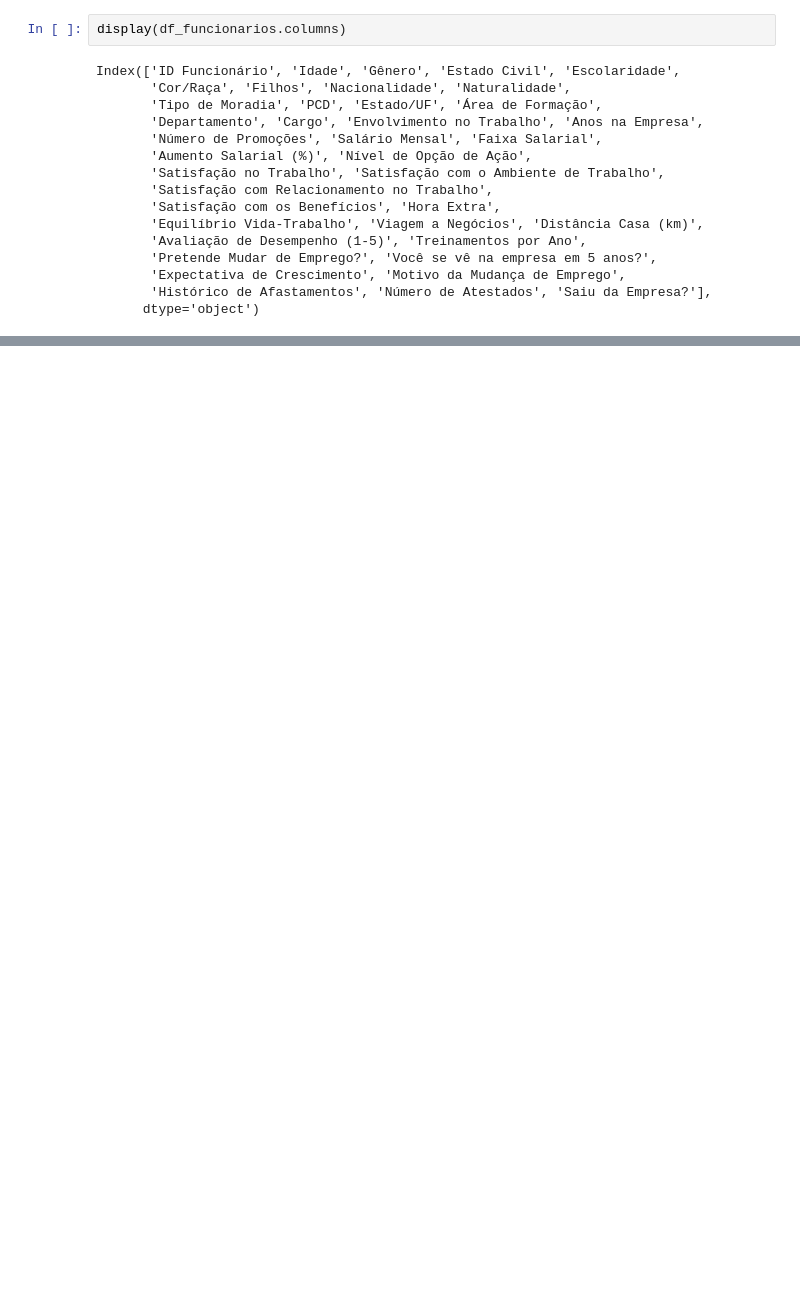
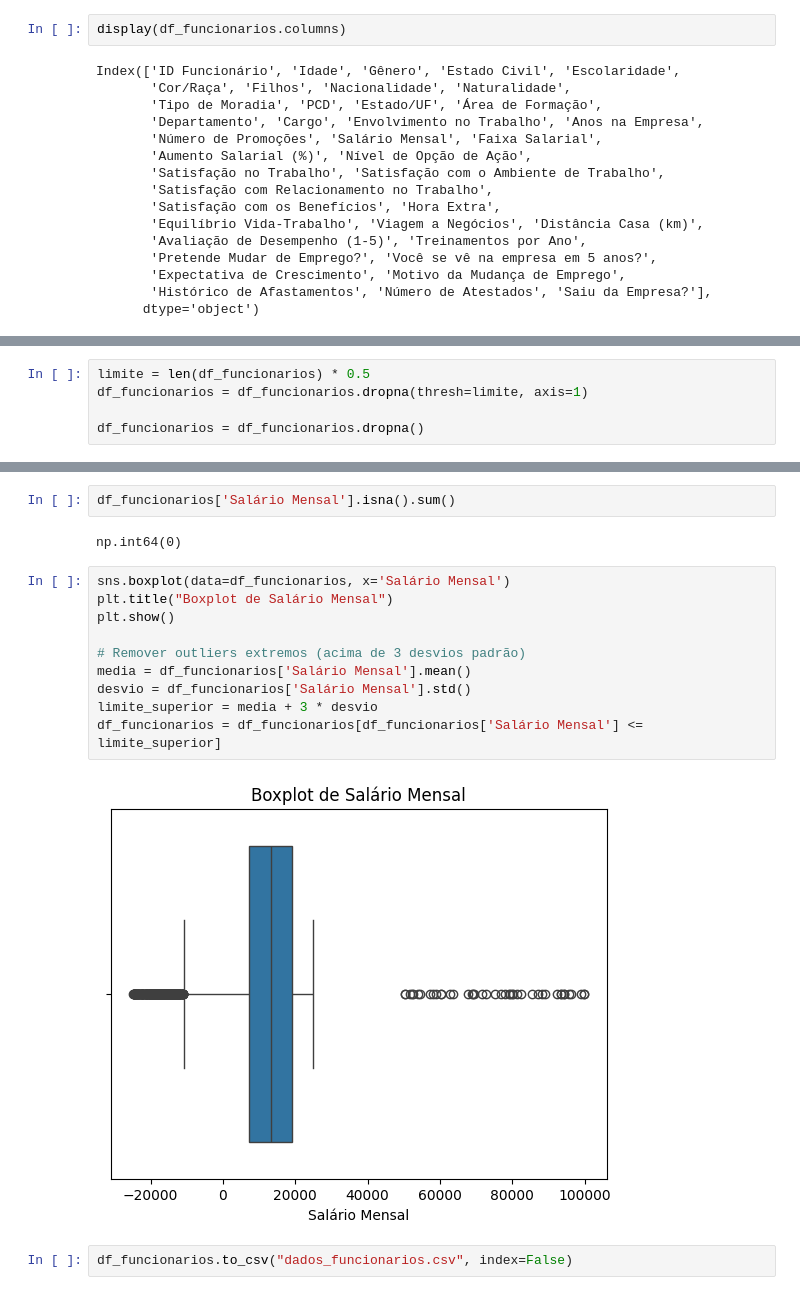
Before and after one commit to LaianeNR/TechCorp-Brasil, a Jupyter notebook: funcao.ipynb, the cells around one changed output, grey strips where cells are left out. Saved outputs shown, nothing was run; the diff lists cells and outputs as text; blank space fills up the shorter version.

```diff
--- a/funcao.ipynb
+++ b/funcao.ipynb
@@ -201,0 +203,5 @@ Index(['ID Funcionário', 'Idade', 'Gênero', 'Estado Civil', 'Escolaridade',
+# %%
+limite = len(df_funcionarios) * 0.5
+df_funcionarios = df_funcionarios.dropna(thresh=limite, axis=1)
+
+df_funcionarios = df_funcionarios.dropna()
@@ -201,0 +310,18 @@ Index(['ID Funcionário', 'Idade', 'Gênero', 'Estado Civil', 'Escolaridade',
+# %%
+df_funcionarios['Salário Mensal'].isna().sum()
+# %% [output]
+np.int64(0)
+# %%
+sns.boxplot(data=df_funcionarios, x='Salário Mensal')
+plt.title("Boxplot de Salário Mensal")
+plt.show()
+
+# Remover outliers extremos (acima de 3 desvios padrão)
+media = df_funcionarios['Salário Mensal'].mean()
+desvio = df_funcionarios['Salário Mensal'].std()
+limite_superior = media + 3 * desvio
+df_funcionarios = df_funcionarios[df_funcionarios['Salário Mensal'] <= limite_superior]
+# %% [output]
+[figure, added]
+# %%
+df_funcionarios.to_csv("dados_funcionarios.csv", index=False)
```
Also changed, not shown: parts of 8 cells of this notebook, 1 other file.
